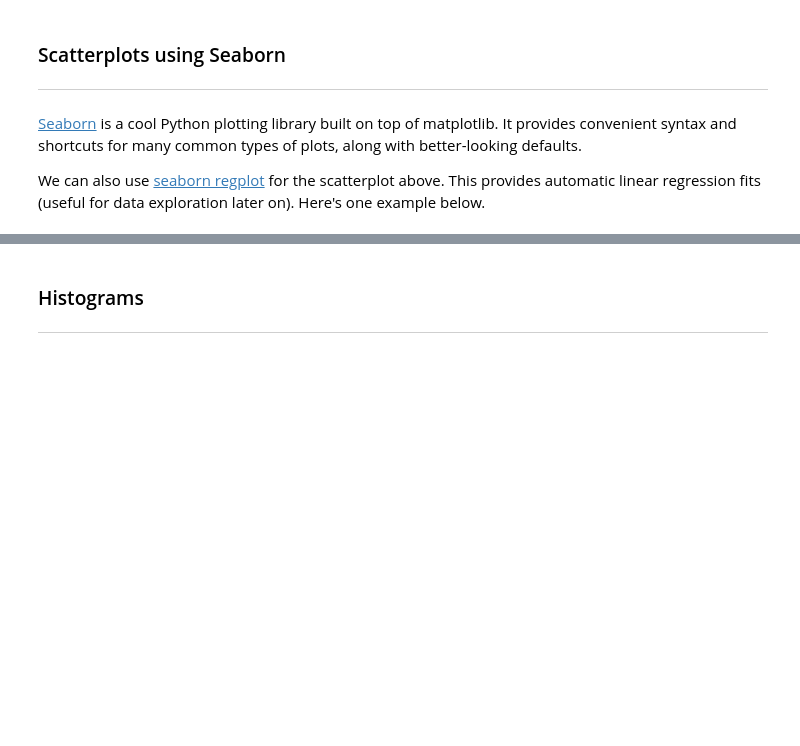
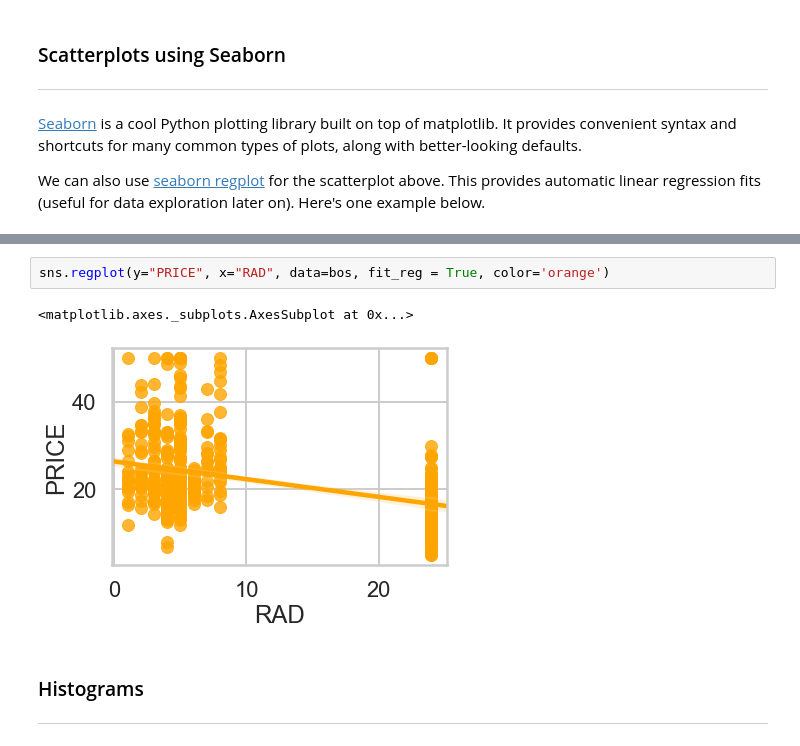
Before and after one commit to ProfAnshul/Linear_regression_Boston-Housing-dataset, a Jupyter notebook: Mini_Project_Linear_Regression.ipynb, the cells around one changed output, grey strips where cells are left out. Cells and saved outputs as stored; diff of their text form; blank space fills up the shorter version.

```diff
--- a/Mini_Project_Linear_Regression.ipynb
+++ b/Mini_Project_Linear_Regression.ipynb
@@ -297,3 +338,8 @@ sns.regplot(y="PRICE", x="RM", data=bos, fit_reg = True)
+# %%
+sns.regplot(y="PRICE", x="RAD", data=bos, fit_reg = True, color='orange')
+# %% [output]
+<matplotlib.axes._subplots.AxesSubplot at 0x...>
+[figure, added]
 # %% [markdown]
 ### Histograms
 ***
```
Also changed, not shown: parts of 32 cells of this notebook.
